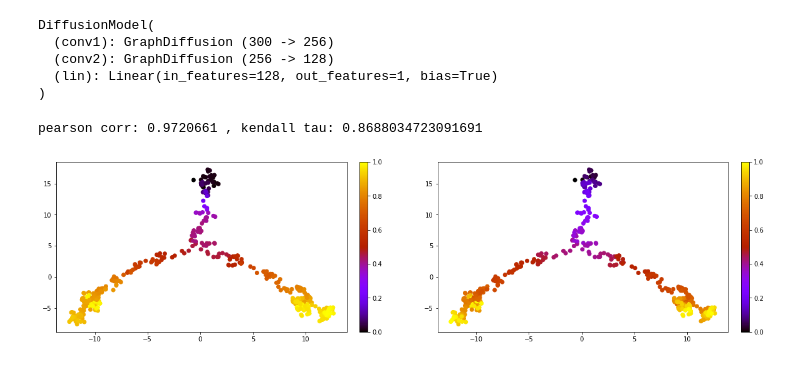
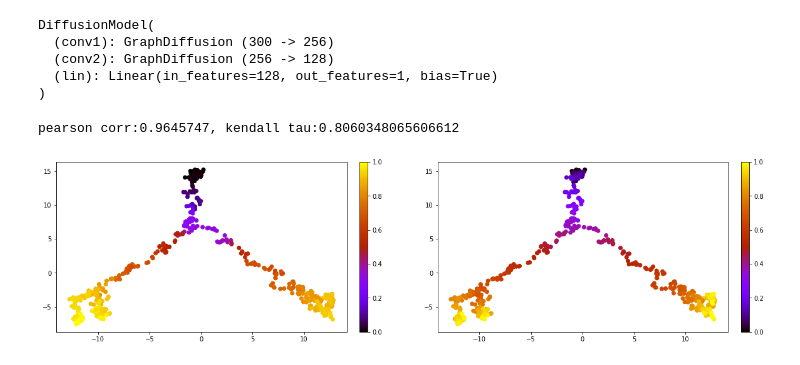
Before and after one commit to falseu/gnn_traj_inference, a Jupyter notebook: backbone_tree.ipynb, the cells around one changed output. Drawn from its saved outputs; the diff is of its cells as text; code cells hidden in the pictures.

```diff
--- a/backbone_tree.ipynb
+++ b/backbone_tree.ipynb
@@ -51,7 +68,7 @@ dataTree.num_features
 # %% [markdown]
 # pruning better than mst
 # %%
-data = dataTree[3]
+data = dataTree[10]
 # %%
 # Use segments rather than original single cell data, much denser, have as many segments as possible. higher probability to pass through the small branches. connection of random walk further provide connection information that constraint the mst construction.
 # a segment is a smoothed version of cell data, in theory, better preserve the small branches while eliminate erroneous edges
@@ -138,24 +155,24 @@ DiffusionModel(
 # %%
 adata = data.adata.copy()
 # adata.uns['iroot'] = 0
 # sc.tl.diffmap(adata)
 # sc.tl.dpt(adata)
 
-pt = adata.obs['dpt_pseudotime'].to_numpy()
+pt = adata[0].obs['dpt_pseudotime'].to_numpy()
 fig = plt.figure(figsize = (20, 5))
 ax1, ax2 = fig.subplots(1,2)
 pseudo_visual = ax1.scatter(X_pca[:,0], X_pca[:,1], c = pt, cmap = plt.get_cmap('gnuplot'))
 fig.colorbar(pseudo_visual,fraction=0.046, pad=0.04, ax = ax1)
 
-pt_true = data.y.numpy().squeeze()
+pt_true = data.y.cpu().numpy().squeeze()
 pseudo_visual = ax2.scatter(X_pca[:,0], X_pca[:,1], c = pt_true, cmap = plt.get_cmap('gnuplot'))
 fig.colorbar(pseudo_visual,fraction=0.046, pad=0.04, ax = ax2)
 
 vx = pt - np.mean(pt)
 vy = pt_true - np.mean(pt_true)
 pearson = np.sum(vx * vy) / (np.sqrt(np.sum(vx ** 2)) * np.sqrt(np.sum(vy ** 2)))
 kt = utils.kendalltau(pt, pt_true)
 print('pearson corr:',pearson,', kendall tau:',kt)
 # %% [output]
-pearson corr: 0.9720661 , kendall tau: 0.8688034723091691
+pearson corr:0.9645747, kendall tau:0.8060348065606612
-[figure, old version]
+[figure, new version]
```
Also changed, not shown: parts of 10 cells of this notebook, 1 other file.
